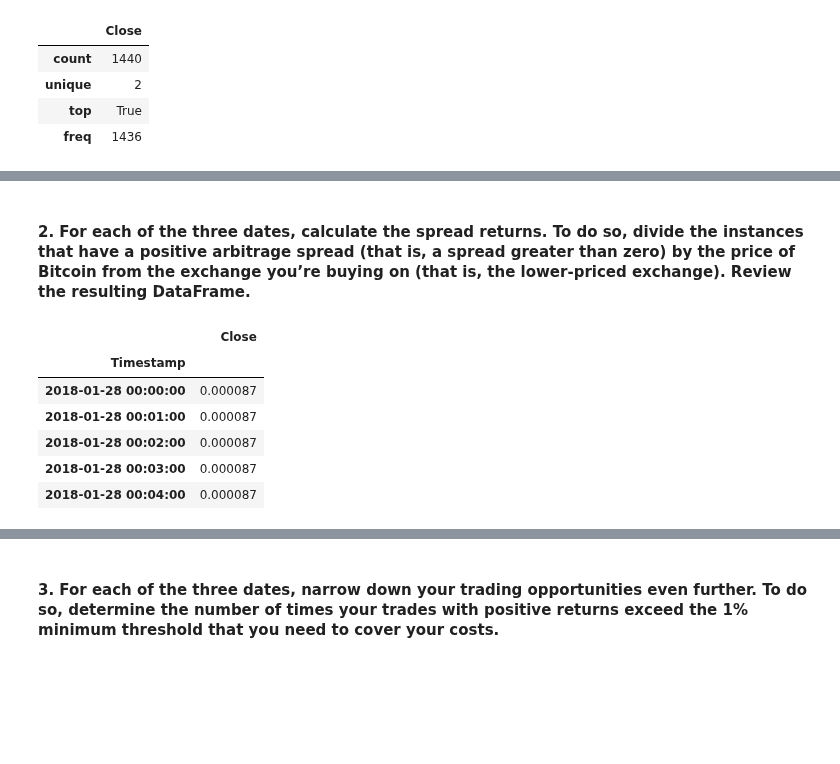
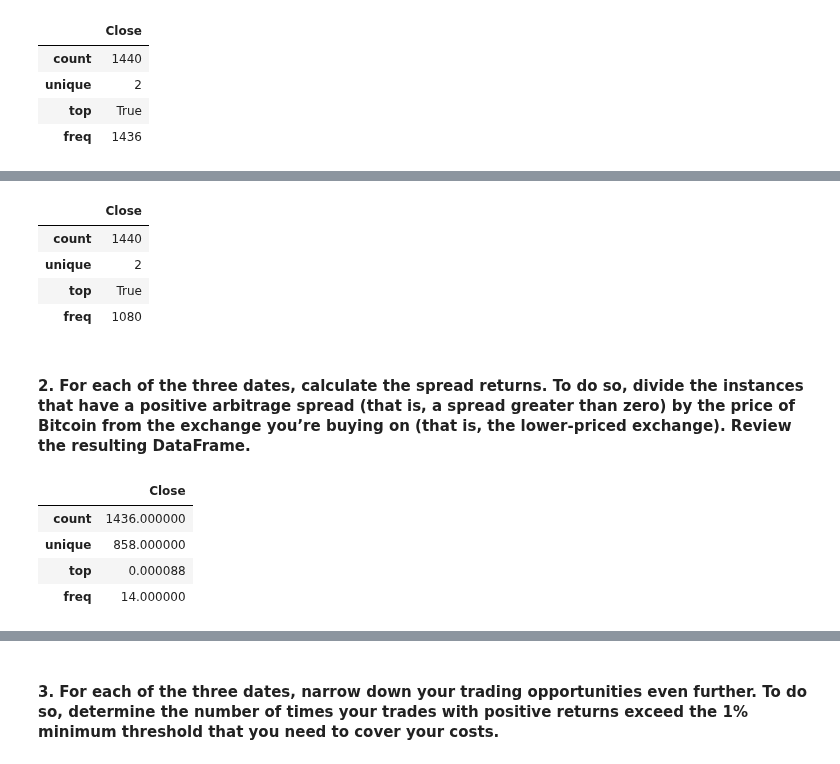
Before and after one commit to DigitalGoldRush/Module_3_Challenge, a Jupyter notebook: Module 3 Challenge/Starter_Code/crypto_arbitrage.ipynb, the cells around one changed output, grey strips where cells are left out. Drawn from its saved outputs; the diff is of its cells as text; code cells hidden in the pictures; blank space fills up the shorter version.

```diff
--- a/Module 3 Challenge/Starter_Code/crypto_arbitrage.ipynb
+++ b/Module 3 Challenge/Starter_Code/crypto_arbitrage.ipynb
@@ -499,17 +511,27 @@ arb_early_filter.describe()
+# %%
+arbitrage_spread_late = bitstamp_sliced.loc["2018-03-28"] - coinbase_sliced.loc["2018-03-28"]
+
+# Use a conditional statement to generate the summary statistics for each arbitrage_spread DataFrame
+arb_late_filter = arbitrage_spread_middle > 0
+arb_late_filter.describe()
+# %% [output]
+|  | Close |
+| count | 1440 |
+| unique | 2 |
+| top | True |
+| freq | 1080 |
 # %% [markdown]
 #### 2. For each of the three dates, calculate the spread returns. To do so, divide the instances that have a positive arbitrage spread (that is, a spread greater than zero) by the price of Bitcoin from the exchange you’re buying on (that is, the lower-priced exchange). Review the resulting DataFrame.
 # %%
 # For the date early in the dataset, calculate the spread returns by dividing the instances when the arbitrage spread is positive (> 0)
 # by the price of Bitcoin from the exchange you are buying on (the lower-priced exchange).
-spread_return_early= arb_early_filter / coinbase_sliced.loc["2018-01-28"]
+spread_return_early = arb_early_filter [arb_early_filter > 0] / coinbase_sliced.loc["2018-01-28"]
 
 # Review the spread return DataFrame
-spread_return_early.head()
+spread_return_early.describe()
 # %% [output]
 |  | Close |
-| Timestamp |  |
-| 2018-01-28 00:00:00 | 0.000087 |
-| 2018-01-28 00:01:00 | 0.000087 |
-| 2018-01-28 00:02:00 | 0.000087 |
-| 2018-01-28 00:03:00 | 0.000087 |
-| 2018-01-28 00:04:00 | 0.000087 |
+| count | 1436.000000 |
+| unique | 858.000000 |
+| top | 0.000088 |
+| freq | 14.000000 |
```
Also changed, not shown: parts of 35 cells of this notebook.
